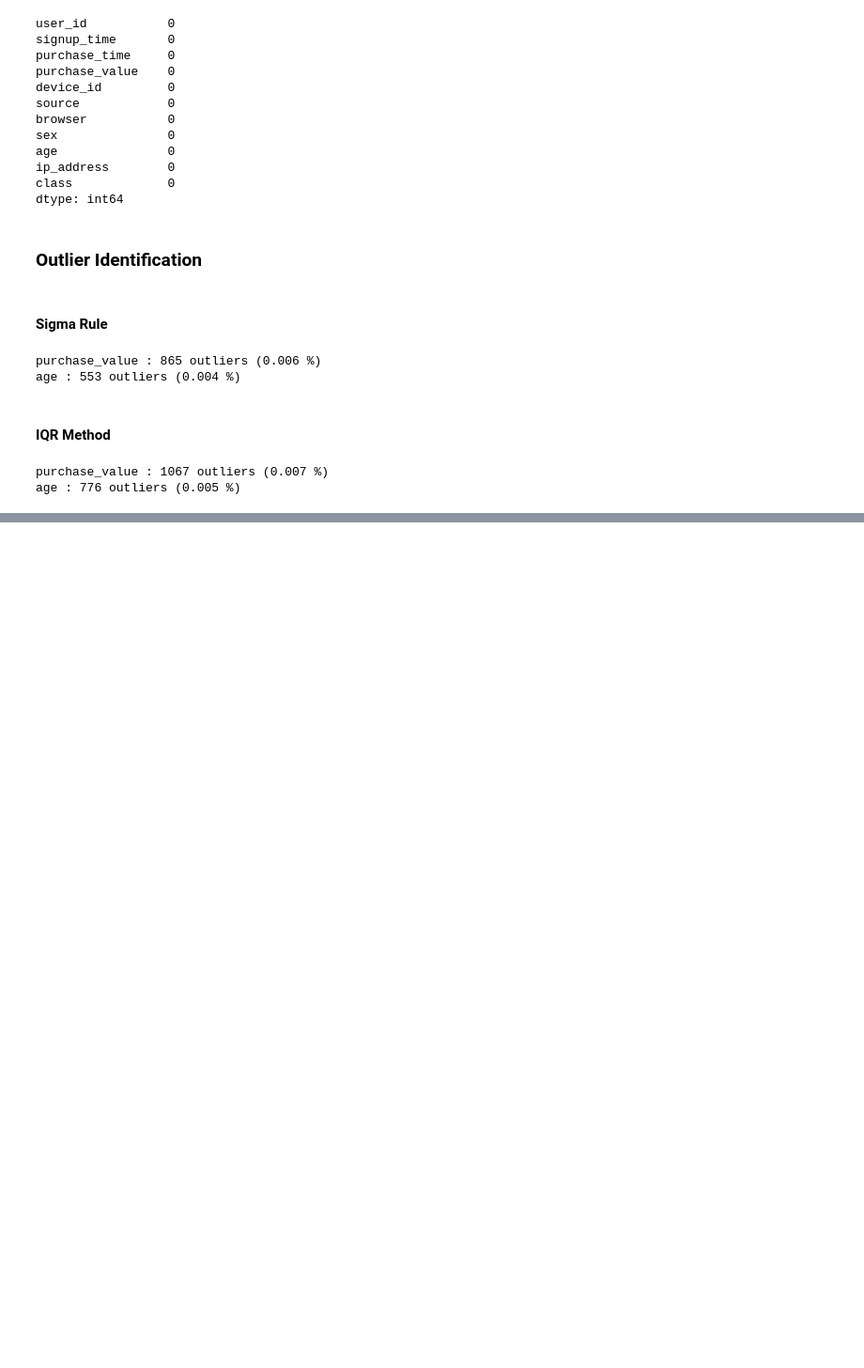
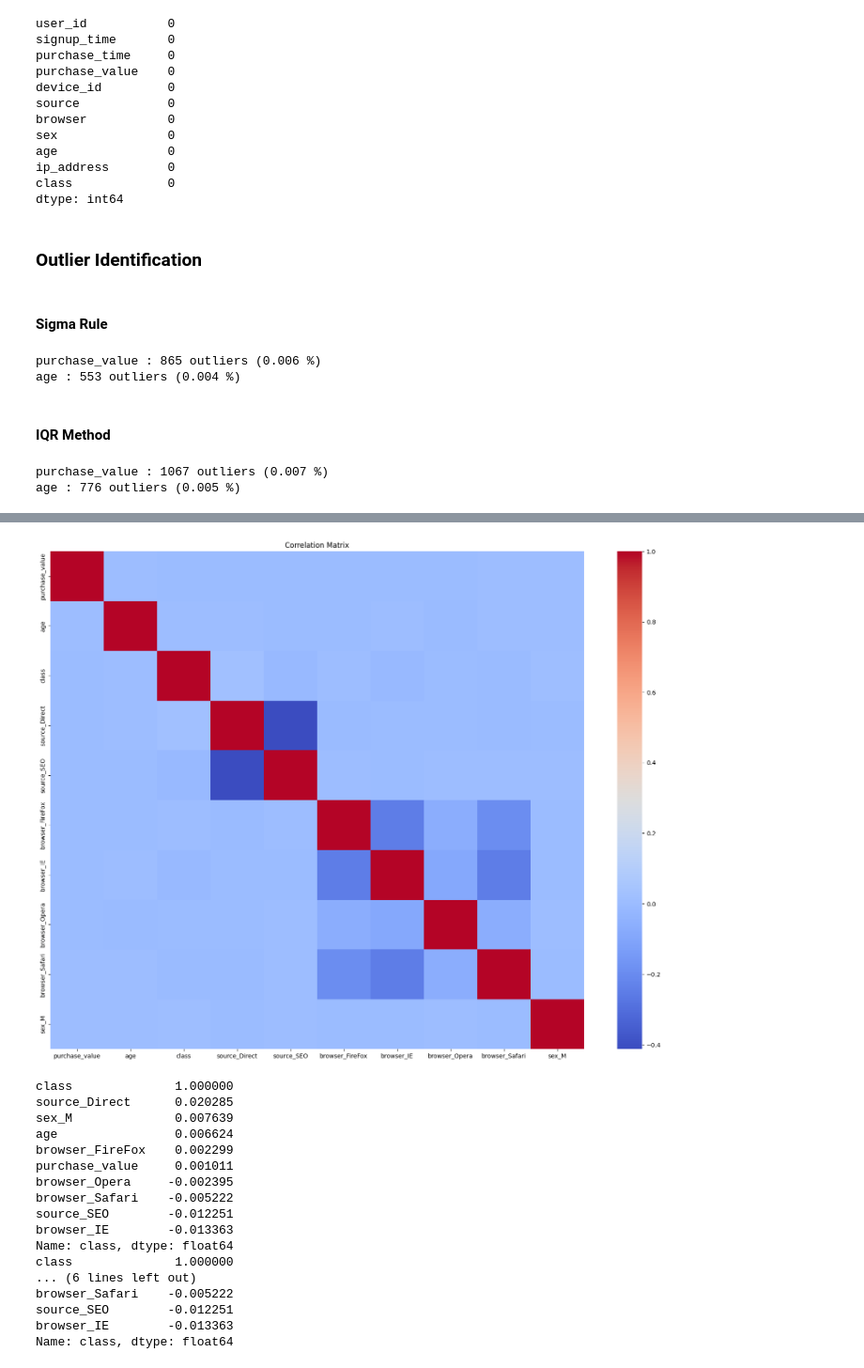
Before and after one commit to p-sahas/e-commerce-fraud-detection, a Jupyter notebook: notebooks/01_preprocessing.ipynb, the cells around one changed output, grey strips where cells are left out. Shown at 94% size. Cells and saved outputs as stored; diff of their text form; code cells hidden in the pictures; blank space fills up the shorter version.

Commit message:
feat:correlation matrix

```diff
--- a/notebooks/01_preprocessing.ipynb
+++ b/notebooks/01_preprocessing.ipynb
@@ -119,0 +129,40 @@ age : 776 outliers (0.005 %)
+# %%
+# Convert class to numeric for correlation
+df_corr = df.copy()
+
+# Drop very high-cardinality / non-numeric columns before one-hot encoding
+drop_cols = ['user_id', 'device_id', 'ip_address', 'signup_time', 'purchase_time']
+df_corr = df_corr.drop(columns=drop_cols)
+
+# One-hot encode for full correlation matrix (with fewer columns)
+df_corr = pd.get_dummies(df_corr, drop_first=True)
+
+plt.figure(figsize=(20, 15))
+sns.heatmap(df_corr.corr(), annot=False, cmap='coolwarm', fmt='.2f')
+plt.title('Correlation Matrix')
+plt.savefig('../artifacts/images/correlation_matrix.png')
+plt.show()
+
+# Top correlations with Churn
+churn_corr = df_corr.corr()['class'].sort_values(ascending=False)
+print(churn_corr.head(10))
+print(churn_corr.tail(10))
+# %% [output]
+[figure, added]
+class              1.000000
+source_Direct      0.020285
+sex_M              0.007639
+age                0.006624
+browser_FireFox    0.002299
+purchase_value     0.001011
+browser_Opera     -0.002395
+browser_Safari    -0.005222
+source_SEO        -0.012251
+browser_IE        -0.013363
+Name: class, dtype: float64
+class              1.000000
+... (6 lines left out)
+browser_Safari    -0.005222
+source_SEO        -0.012251
+browser_IE        -0.013363
+Name: class, dtype: float64
```
Also changed, not shown: parts of 2 cells of this notebook.
